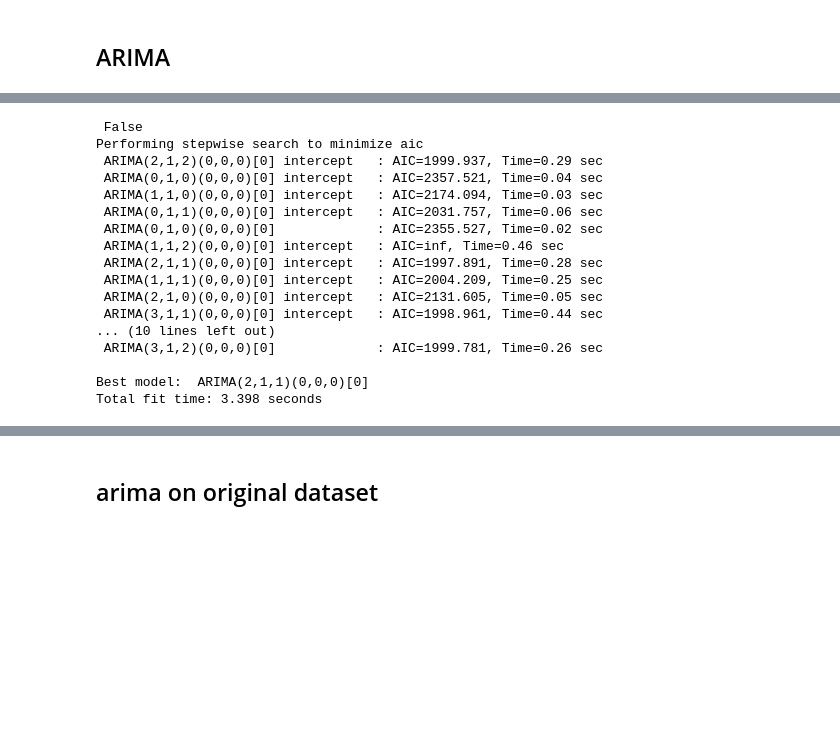
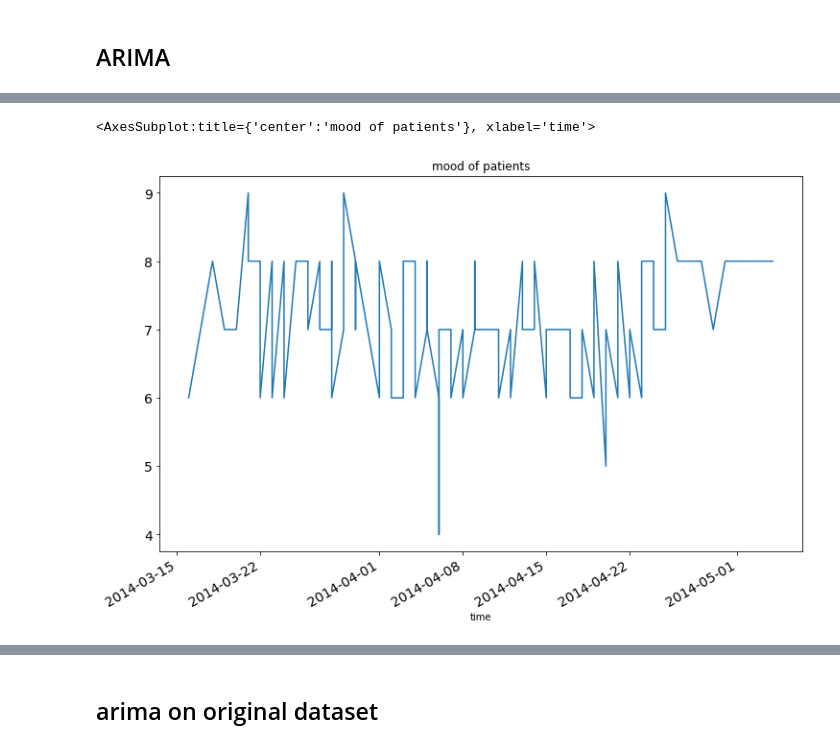
Before and after one commit to tuanddoox/Data_Mining_VU, a Jupyter notebook: exercise 2A.ipynb, the cells around one changed output, grey strips where cells are left out. Cells and saved outputs as stored; diff of their text form; code cells hidden in the pictures; blank space fills up the shorter version.

```diff
--- a/exercise 2A.ipynb
+++ b/exercise 2A.ipynb
@@ -286,18 +292,4 @@ from statsmodels.tsa.stattools import adfuller
 # %%
-added_features = pd.read_csv('pre_processed_dataset/20230415_df_base_normalized.csv')
-added_features['time'] = pd.to_datetime(added_features['time'], format='%Y/%m/%d')
-added_features['time'] = (added_features['time'] - pd.Timestamp("1970-01-01")) // pd.Timedelta('1s')
-
-train_size = int(0.8 * len(added_features))
-train_df = added_features.iloc[:train_size]
-test_df = added_features.iloc[train_size:]
-
-best_model = auto_arima(train_df['label'], exog=train_df.drop(['id', 'mood', 'label', 'day_id', 'time'], axis=1),
-                        seasonal=False, stepwise=True, suppress_warnings=True,
-                        maxiter=200, trace=True)
-
-best_model.summary()
-
-# added_features = added_features.dropna()
-# added_features.index = pd.DatetimeIndex(added_features.index).to_period('D')
+added_features.index = pd.DatetimeIndex(added_features.index)
+added_features
 # %% [output]
@@ -341,35 +310,6 @@ Warnings:
-# %%
-added_features = pd.read_csv('pre_processed_dataset/20230415_df_added_features.csv', index_col='time')
-# added_features['time'] = pd.to_datetime(added_features['time'], format='%Y/%m/%d')
-# added_features['time'] = (added_features['time'] - pd.Timestamp("1970-01-01")) // pd.Timedelta('1s')
-
-added_features.index = pd.to_datetime(added_features.index)
-added_features.sort_index()
-
-print('', added_features.index.is_monotonic)
-
-train_size = int(0.8 * len(added_features))
-train_df = added_features.iloc[:train_size]
-test_df = added_features.iloc[train_size:]
-
-best_model = auto_arima(train_df['mood'], exog=train_df.drop(['id', 'mood', 'label', 'day_id'], axis=1),
-                        seasonal=False, stepwise=True, suppress_warnings=True,
-                        maxiter=200, trace=True)
-# %% [output]
- False
-Performing stepwise search to minimize aic
- ARIMA(2,1,2)(0,0,0)[0] intercept   : AIC=1999.937, Time=0.29 sec
- ARIMA(0,1,0)(0,0,0)[0] intercept   : AIC=2357.521, Time=0.04 sec
- ARIMA(1,1,0)(0,0,0)[0] intercept   : AIC=2174.094, Time=0.03 sec
- ARIMA(0,1,1)(0,0,0)[0] intercept   : AIC=2031.757, Time=0.06 sec
- ARIMA(0,1,0)(0,0,0)[0]             : AIC=2355.527, Time=0.02 sec
- ARIMA(1,1,2)(0,0,0)[0] intercept   : AIC=inf, Time=0.46 sec
- ARIMA(2,1,1)(0,0,0)[0] intercept   : AIC=1997.891, Time=0.28 sec
- ARIMA(1,1,1)(0,0,0)[0] intercept   : AIC=2004.209, Time=0.25 sec
- ARIMA(2,1,0)(0,0,0)[0] intercept   : AIC=2131.605, Time=0.05 sec
- ARIMA(3,1,1)(0,0,0)[0] intercept   : AIC=1998.961, Time=0.44 sec
-... (10 lines left out)
- ARIMA(3,1,2)(0,0,0)[0]             : AIC=1999.781, Time=0.26 sec
-
-Best model:  ARIMA(2,1,1)(0,0,0)[0]
-Total fit time: 3.398 seconds
+# %%
+# plot the data
+added_features.label.iloc[:100].plot(figsize=(12,8), title= 'mood of patients', fontsize=14)
+# %% [output]
+<AxesSubplot:title={'center':'mood of patients'}, xlabel='time'>
+[figure, added]
```
Also changed, not shown: parts of 34 cells of this notebook, 1 other file.
